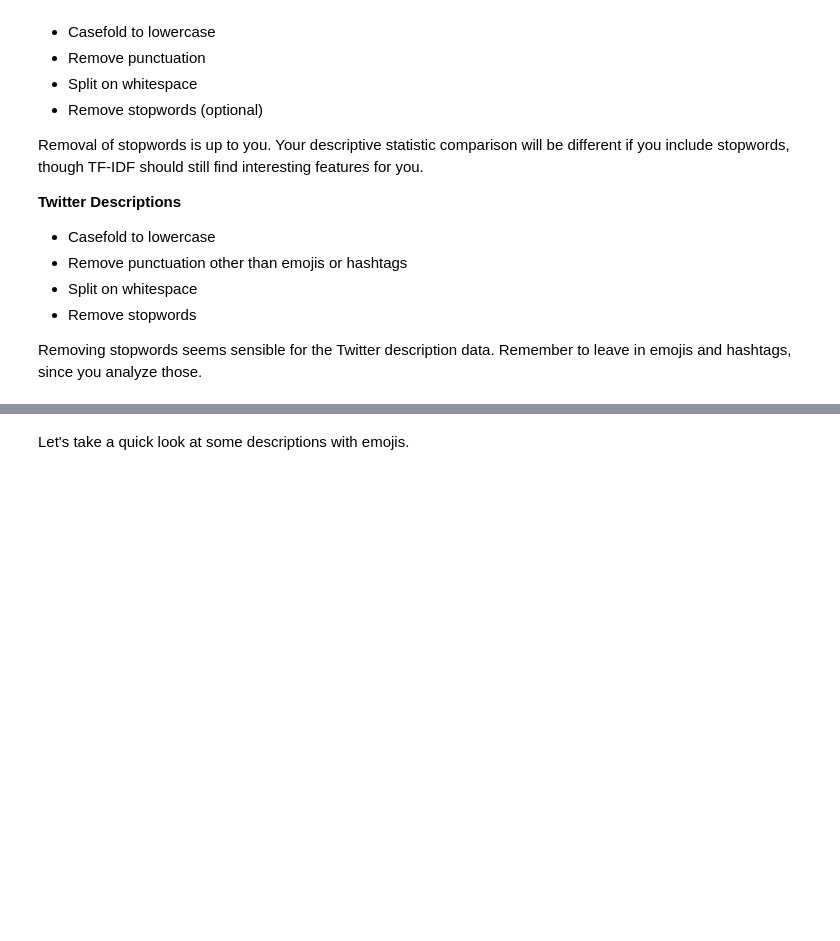
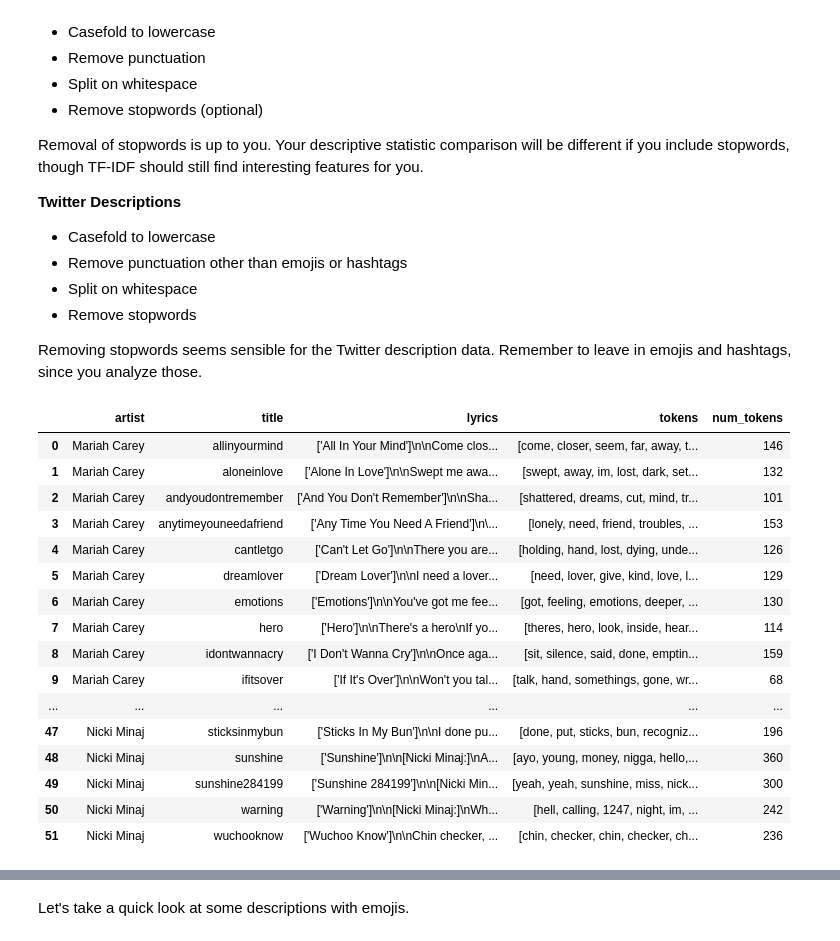
Before and after one commit to dingyiduan7/ADS_509_module3, a Jupyter notebook: Group Comparison.ipynb, the cells around one changed output, grey strips where cells are left out. Cells and saved outputs as stored; diff of their text form; code cells hidden in the pictures; blank space fills up the shorter version.

```diff
--- a/Group Comparison.ipynb
+++ b/Group Comparison.ipynb
@@ -228,12 +225,33 @@ Removing stopwords seems sensible for the Twitter description data. Remember to
 # %%
 # apply the `pipeline` techniques from BTAP Ch 1 or 5
 
-my_pipeline = [str.lower, remove_punctuation, tokenize, remove_stop]
+my_pipeline_lyrics = [remove_song_title,lower_case, remove_punctuation, tokenize, remove_stop]
+my_pipeline_twitter = [lower_case, remove_punctuation, tokenize, remove_stop]
 
-lyrics_data["tokens"] = lyrics_data["lyrics"].apply(prepare,pipeline=my_pipeline)
+lyrics_data["tokens"] = lyrics_data["lyrics"].apply(prepare,pipeline=my_pipeline_lyrics)
 lyrics_data["num_tokens"] = lyrics_data["tokens"].map(len)
 
-twitter_data["tokens"] = twitter_data["description"].apply(prepare,pipeline=my_pipeline)
+twitter_data["tokens"] = twitter_data["description"].apply(prepare,pipeline=my_pipeline_twitter)
 twitter_data["num_tokens"] = twitter_data["tokens"].map(len)
+# %%
+lyrics_data
+# %% [output]
+|  | artist | title | lyrics | tokens | num_tokens |
+| 0 | Mariah Carey | allinyourmind | ['All In Your Mind']\n\nCome clos... | [come, closer, seem, far, away, t... | 146 |
+| 1 | Mariah Carey | aloneinlove | ['Alone In Love']\n\nSwept me awa... | [swept, away, im, lost, dark, set... | 132 |
+| 2 | Mariah Carey | andyoudontremember | ['And You Don't Remember']\n\nSha... | [shattered, dreams, cut, mind, tr... | 101 |
+| 3 | Mariah Carey | anytimeyouneedafriend | ['Any Time You Need A Friend']\n\... | [lonely, need, friend, troubles, ... | 153 |
+| 4 | Mariah Carey | cantletgo | ['Can't Let Go']\n\nThere you are... | [holding, hand, lost, dying, unde... | 126 |
+| 5 | Mariah Carey | dreamlover | ['Dream Lover']\n\nI need a lover... | [need, lover, give, kind, love, l... | 129 |
+| 6 | Mariah Carey | emotions | ['Emotions']\n\nYou've got me fee... | [got, feeling, emotions, deeper, ... | 130 |
+| 7 | Mariah Carey | hero | ['Hero']\n\nThere's a hero\nIf yo... | [theres, hero, look, inside, hear... | 114 |
+| 8 | Mariah Carey | idontwannacry | ['I Don't Wanna Cry']\n\nOnce aga... | [sit, silence, said, done, emptin... | 159 |
+| 9 | Mariah Carey | ifitsover | ['If It's Over']\n\nWon't you tal... | [talk, hand, somethings, gone, wr... | 68 |
+| ... | ... | ... | ... | ... | ... |
+| 47 | Nicki Minaj | sticksinmybun | ['Sticks In My Bun']\n\nI done pu... | [done, put, sticks, bun, recogniz... | 196 |
+| 48 | Nicki Minaj | sunshine | ['Sunshine']\n\n[Nicki Minaj:]\nA... | [ayo, young, money, nigga, hello,... | 360 |
+| 49 | Nicki Minaj | sunshine284199 | ['Sunshine 284199']\n\n[Nicki Min... | [yeah, yeah, sunshine, miss, nick... | 300 |
+| 50 | Nicki Minaj | warning | ['Warning']\n\n[Nicki Minaj:]\nWh... | [hell, calling, 1247, night, im, ... | 242 |
+| 51 | Nicki Minaj | wuchooknow | ['Wuchoo Know']\n\nChin checker, ... | [chin, checker, chin, checker, ch... | 236 |
 # %%
 twitter_data['has_emoji'] = twitter_data["description"].apply(contains_emoji)
```
Also changed, not shown: parts of 13 cells of this notebook.
